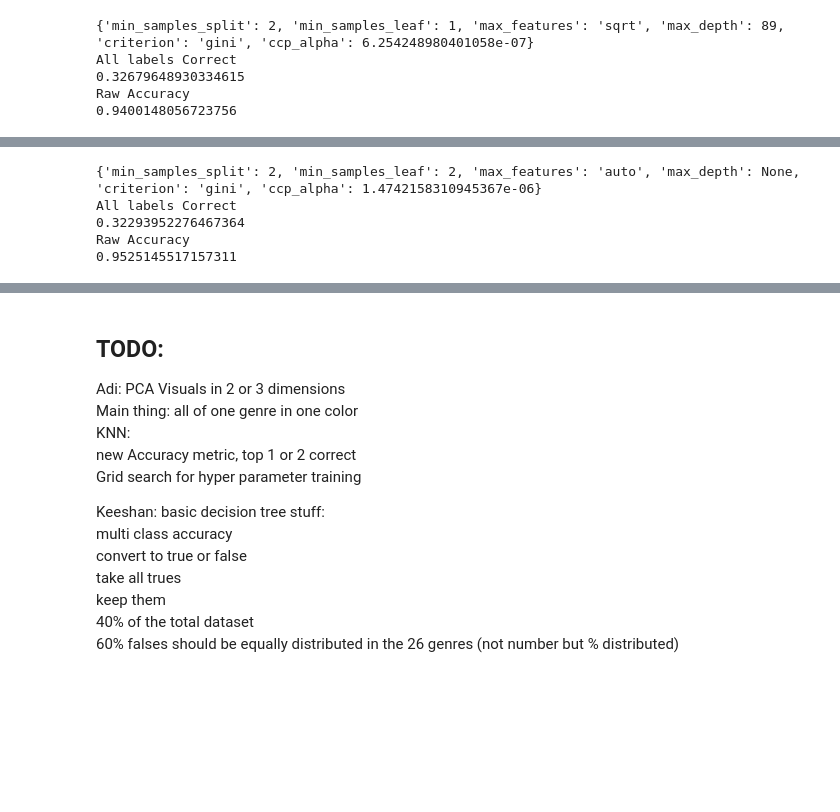
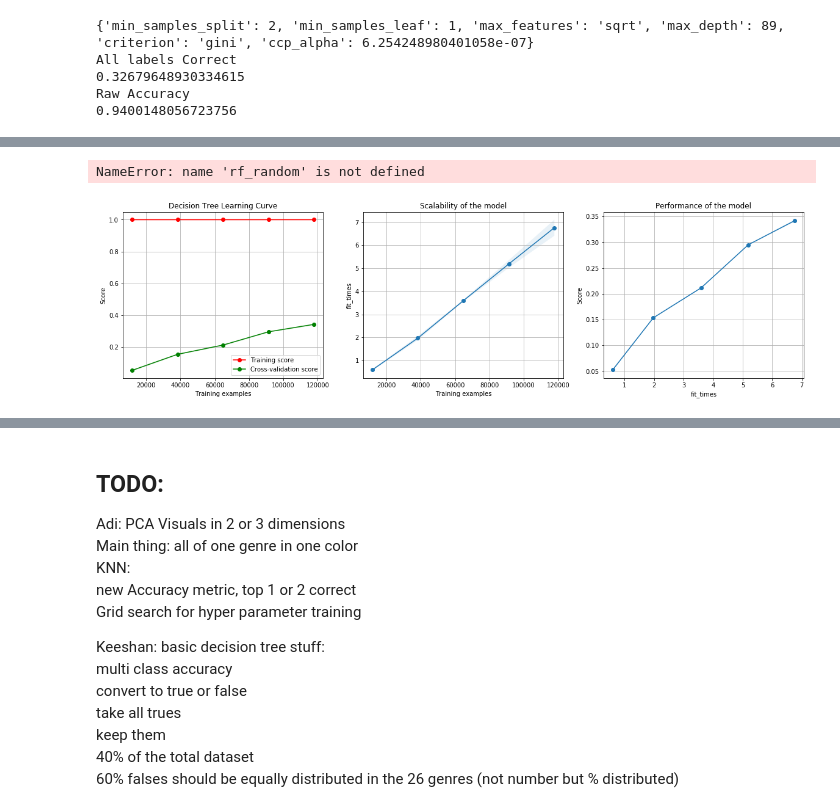
Before and after one commit to iarhbahsir/spotify-genre, a Jupyter notebook: DataCleaning.ipynb, the cells around one changed output, grey strips where cells are left out. Saved outputs shown, nothing was run; the diff lists cells and outputs as text; code cells hidden in the pictures; blank space fills up the shorter version.

```diff
--- a/DataCleaning.ipynb
+++ b/DataCleaning.ipynb
@@ -1111,9 +1146,8 @@ print(metrics.accuracy_score(search_dt_y_pred,search_dt_y_test))
 print("Raw Accuracy")
 raw_score = raw_accuracy(search_dt_y_pred,search_dt_y_test.to_numpy())
 print(raw_score)
+print("Hamming Loss")
+ham_loss = hamming_loss(search_dt_y_pred,search_dt_y_test.to_numpy())
+print(ham_loss)
 # %% [output]
-{'min_samples_split': 2, 'min_samples_leaf': 2, 'max_features': 'auto', 'max_depth': None, 'criterion': 'gini', 'ccp_alpha': 1.4742158310945367e-06}
-All labels Correct
-0.32293952276467364
-Raw Accuracy
-0.9525145517157311
+NameError: name 'rf_random' is not defined
@@ -1119,0 +1272,10 @@ Raw Accuracy
+# %%
+
+dt = DecisionTreeClassifier()
+cv =KFold(n_splits=3, random_state=42, shuffle=True)
+
+
+plot_learning_curve(dt, "Decision Tree Learning Curve",spotify_feature_scaler, spotify_target,cv = cv, n_jobs=4)
+plt.show()
+# %% [output]
+[figure, added]
```
Also changed, not shown: parts of 21 cells of this notebook, 1 other file.
